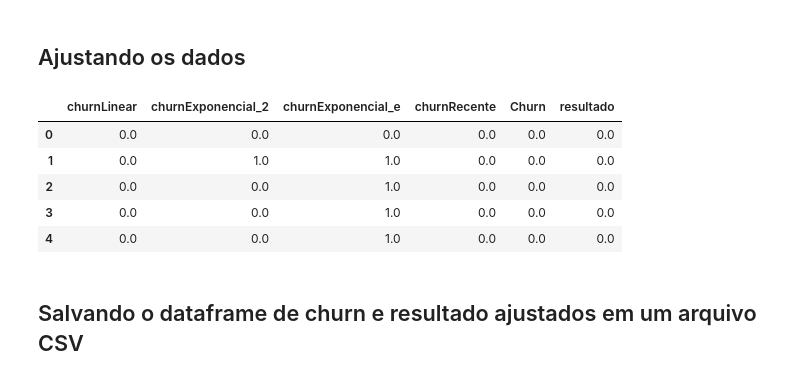
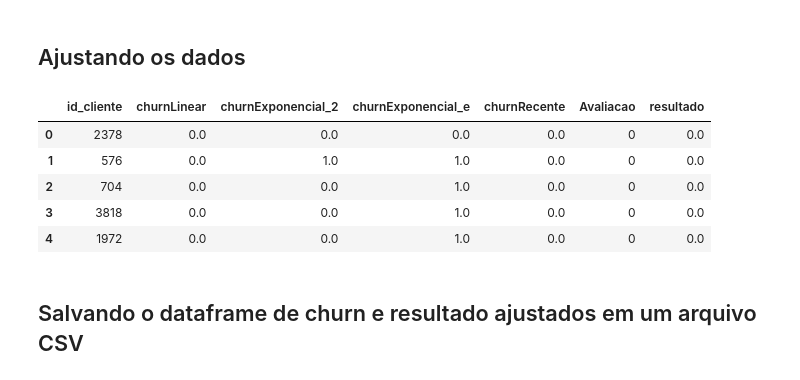
Before and after one commit to SabrinaBruni28/churn, a Jupyter notebook: ChurnFinal/Frequencia/Recente/Analises/Validacao.ipynb, the cells around one changed output. Cells and saved outputs as stored; diff of their text form; code cells hidden in the pictures.

```diff
--- a/ChurnFinal/Frequencia/Recente/Analises/Validacao.ipynb
+++ b/ChurnFinal/Frequencia/Recente/Analises/Validacao.ipynb
@@ -13,6 +13,6 @@ from funçoesAuxiliares import *
 # %% [markdown]
 ## Leitura dos dados
 # %%
-df = pd.read_csv('Arquivos/TesteTreinoChurn.csv')
+df = pd.read_csv('Arquivos/TesteTreinoChurnTrans.csv')
 df.head(5)
 # %% [output]
@@ -43,18 +54,17 @@ limite = 0.6
 # %%
 df["resultado"] = df['resultado'].apply(lambda x: 1.0 if x == "churn" else 0.0)
 df["churnLinear"] = df["churnLinear"].apply(lambda x: 1.0 if x >= limite else 0.0)
 df["churnExponencial_2"] = df["churnExponencial_2"].apply(lambda x: 1.0 if x >= limite else 0.0)
 df["churnExponencial_e"] = df["churnExponencial_e"].apply(lambda x: 1.0 if x >= limite else 0.0)
 df["churnRecente"] = df["churnRecente"].apply(lambda x: 1.0 if x >= limite else 0.0)
-df["Churn"] = df["Churn"].apply(lambda x: 1.0 if x >= limite else 0.0)
 df.head(5)
 # %% [output]
-|  | churnLinear | churnExponencial_2 | churnExponencial_e | churnRecente | Churn | resultado |
-| 0 | 0.0 | 0.0 | 0.0 | 0.0 | 0.0 | 0.0 |
-| 1 | 0.0 | 1.0 | 1.0 | 0.0 | 0.0 | 0.0 |
-| 2 | 0.0 | 0.0 | 1.0 | 0.0 | 0.0 | 0.0 |
-| 3 | 0.0 | 0.0 | 1.0 | 0.0 | 0.0 | 0.0 |
-| 4 | 0.0 | 0.0 | 1.0 | 0.0 | 0.0 | 0.0 |
+|  | id_cliente | churnLinear | churnExponencial_2 | churnExponencial_e | churnRecente | Avaliacao | resultado |
+| 0 | 2378 | 0.0 | 0.0 | 0.0 | 0.0 | 0 | 0.0 |
+| 1 | 576 | 0.0 | 1.0 | 1.0 | 0.0 | 0 | 0.0 |
+| 2 | 704 | 0.0 | 0.0 | 1.0 | 0.0 | 0 | 0.0 |
+| 3 | 3818 | 0.0 | 0.0 | 1.0 | 0.0 | 0 | 0.0 |
+| 4 | 1972 | 0.0 | 0.0 | 1.0 | 0.0 | 0 | 0.0 |
 # %% [markdown]
 ## Salvando o dataframe de churn e resultado ajustados em um arquivo CSV
 # %%
```
Also changed, not shown: parts of 9 cells of this notebook, 28 other files.
